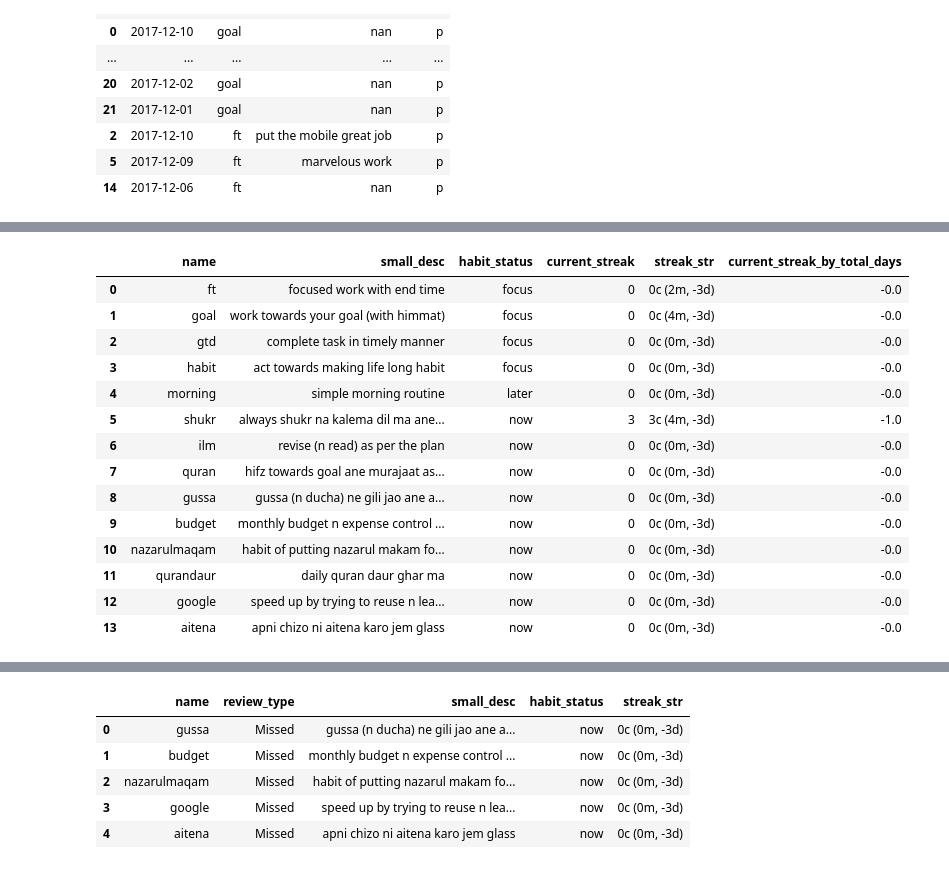
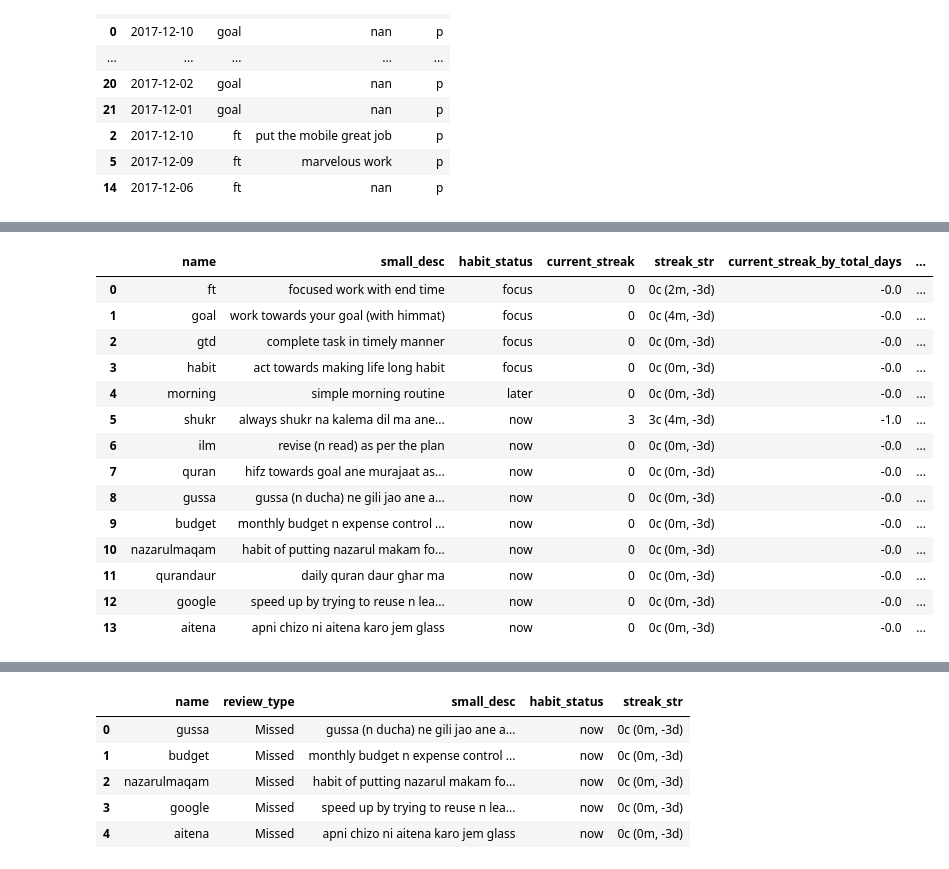
Before and after one commit to mohdj/jupyterNbs, a Jupyter notebook: archive/Habit_debug.ipynb, the cells around one changed output, grey strips where cells are left out. Cells and saved outputs as stored; diff of their text form; code cells hidden in the pictures.

```diff
--- a/archive/Habit_debug.ipynb
+++ b/archive/Habit_debug.ipynb
@@ -185,33 +310,39 @@ habit_streak
 # %%
-# Status (simple status for awareness could be used for revision as well)
-# name, streak_str, description, priority, current_streak_by_total_days, current_streak
-# Goal, 4 current (3 best, 22 days)
-# Ordered by priority, current/days (its so long and yet habit not formed)
-# Color coded - red critical - just started or just failed - current streak < 5
-# red - current streak < 7 and priority - 1
-# orange - current streak < 7 and priority -2,3
-# black - current streak > 7 and < 30
-# green - streak > 30
+def get_current_habit_status():
+    # Status (simple status for awareness could be used for revision as well)
+    # name, streak_str, description, priority, current_streak_by_total_days, current_streak
+    # Goal, 4 current (3 best, 22 days)
+    # Ordered by priority, current/days (its so long and yet habit not formed)
+    # Color coded - red critical - just started or just failed - current streak < 5
+    # red - current streak < 7 and priority - 1
+    # orange - current streak < 7 and priority -2,3
+    # black - current streak > 7 and < 30
+    # green - streak > 30
+    # horizontal ruler after focus
 
-habit_status=habit_streak.loc[:,['name','small_desc','habit_status','current_streak']]
-habit_status['streak_str']=habit_streak.apply(lambda x:"{current_streak}c ({max_streak}m, {days_from_start}d)".format(current_streak=x.current_streak,max_streak=x.max_streak,days_from_start=x.days_from_start),axis=1)
-habit_status['current_streak_by_total_days']=habit_streak.apply(lambda x:x.current_streak/x.days_from_start,axis=1)
-habit_status=habit_status.sort_values(by=['habit_status','current_streak_by_total_days']).reset_index(drop=True)
+    habit_status=habit_streak.loc[:,['name','small_desc','habit_status','current_streak']]
+    habit_status['streak_str']=habit_streak.apply(lambda x:"{current_streak}c ({max_streak}m, {days_from_start}d)".format(current_streak=x.current_streak,max_streak=x.max_streak,days_from_start=x.days_from_start),axis=1)
+    habit_status['current_streak_by_total_days']=habit_streak.apply(lambda x:x.current_streak/x.days_from_start,axis=1)
+    habit_status['habit_status_as_priority_number']=habit_status.habit_status.apply(lambda x:1 if x=='focus' else (2 if x=='now' else 3))
+    #habit_status=habit_status.sort_values(by=['habit_status','current_streak_by_total_days']).reset_index(drop=True)
+    return habit_status
+
+habit_status=get_current_habit_status()
 habit_status
 # %% [output]
-|  | name | small_desc | habit_status | current_streak | streak_str | current_streak_by_total_days |
-| 0 | ft | focused work with end time | focus | 0 | 0c (2m, -3d) | -0.0 |
-| 1 | goal | work towards your goal (with himmat) | focus | 0 | 0c (4m, -3d) | -0.0 |
-| 2 | gtd | complete task in timely manner | focus | 0 | 0c (0m, -3d) | -0.0 |
-| 3 | habit | act towards making life long habit | focus | 0 | 0c (0m, -3d) | -0.0 |
-| 4 | morning | simple morning routine | later | 0 | 0c (0m, -3d) | -0.0 |
-| 5 | shukr | always shukr na kalema dil ma ane... | now | 3 | 3c (4m, -3d) | -1.0 |
-| 6 | ilm | revise (n read) as per the plan | now | 0 | 0c (0m, -3d) | -0.0 |
-| 7 | quran | hifz towards goal ane murajaat as... | now | 0 | 0c (0m, -3d) | -0.0 |
-| 8 | gussa | gussa (n ducha) ne gili jao ane a... | now | 0 | 0c (0m, -3d) | -0.0 |
-| 9 | budget | monthly budget n expense control ... | now | 0 | 0c (0m, -3d) | -0.0 |
-| 10 | nazarulmaqam | habit of putting nazarul makam fo... | now | 0 | 0c (0m, -3d) | -0.0 |
-| 11 | qurandaur | daily quran daur ghar ma | now | 0 | 0c (0m, -3d) | -0.0 |
-| 12 | google | speed up by trying to reuse n lea... | now | 0 | 0c (0m, -3d) | -0.0 |
-| 13 | aitena | apni chizo ni aitena karo jem glass | now | 0 | 0c (0m, -3d) | -0.0 |
+|  | name | small_desc | habit_status | current_streak | streak_str | current_streak_by_total_days | ... |
+| 0 | ft | focused work with end time | focus | 0 | 0c (2m, -3d) | -0.0 | ... |
+| 1 | goal | work towards your goal (with himmat) | focus | 0 | 0c (4m, -3d) | -0.0 | ... |
+| 2 | gtd | complete task in timely manner | focus | 0 | 0c (0m, -3d) | -0.0 | ... |
+| 3 | habit | act towards making life long habit | focus | 0 | 0c (0m, -3d) | -0.0 | ... |
+| 4 | morning | simple morning routine | later | 0 | 0c (0m, -3d) | -0.0 | ... |
+| 5 | shukr | always shukr na kalema dil ma ane... | now | 3 | 3c (4m, -3d) | -1.0 | ... |
+| 6 | ilm | revise (n read) as per the plan | now | 0 | 0c (0m, -3d) | -0.0 | ... |
+| 7 | quran | hifz towards goal ane murajaat as... | now | 0 | 0c (0m, -3d) | -0.0 | ... |
+| 8 | gussa | gussa (n ducha) ne gili jao ane a... | now | 0 | 0c (0m, -3d) | -0.0 | ... |
+| 9 | budget | monthly budget n expense control ... | now | 0 | 0c (0m, -3d) | -0.0 | ... |
+| 10 | nazarulmaqam | habit of putting nazarul makam fo... | now | 0 | 0c (0m, -3d) | -0.0 | ... |
+| 11 | qurandaur | daily quran daur ghar ma | now | 0 | 0c (0m, -3d) | -0.0 | ... |
+| 12 | google | speed up by trying to reuse n lea... | now | 0 | 0c (0m, -3d) | -0.0 | ... |
+| 13 | aitena | apni chizo ni aitena karo jem glass | now | 0 | 0c (0m, -3d) | -0.0 | ... |
 # %%
```
Also changed, not shown: parts of 12 cells of this notebook, 6 other files.
